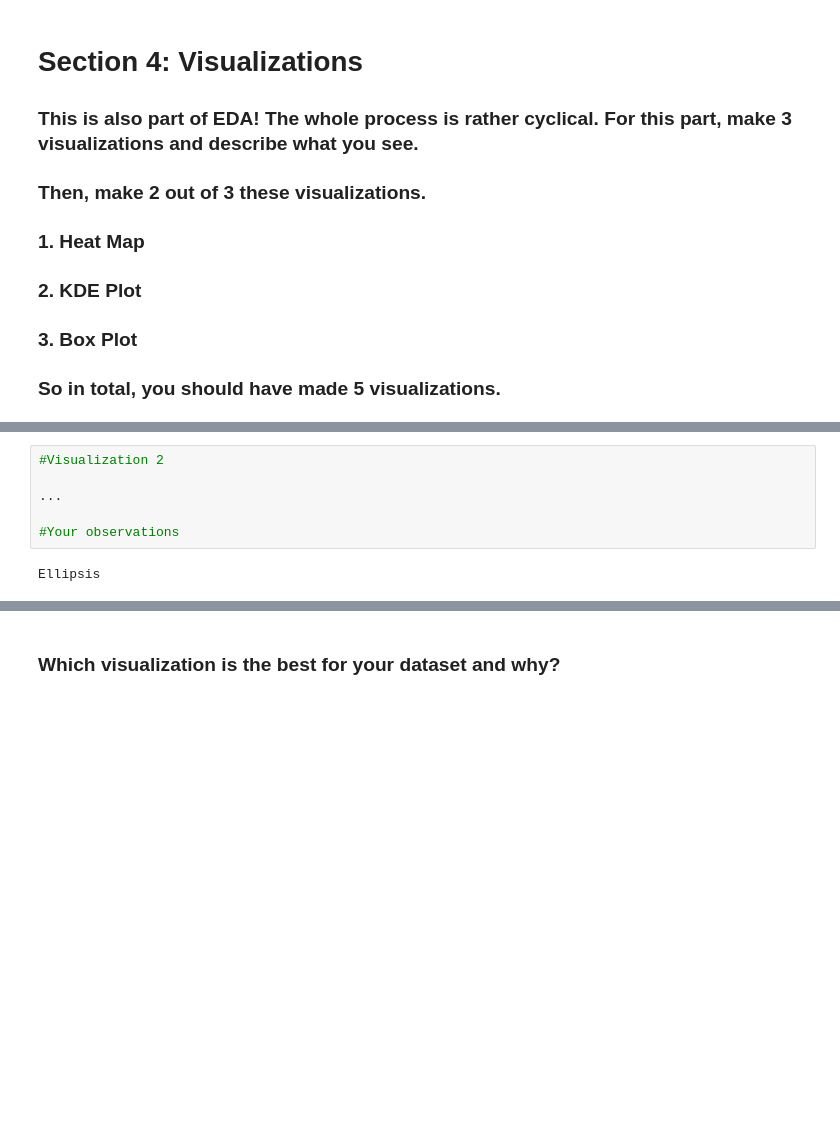
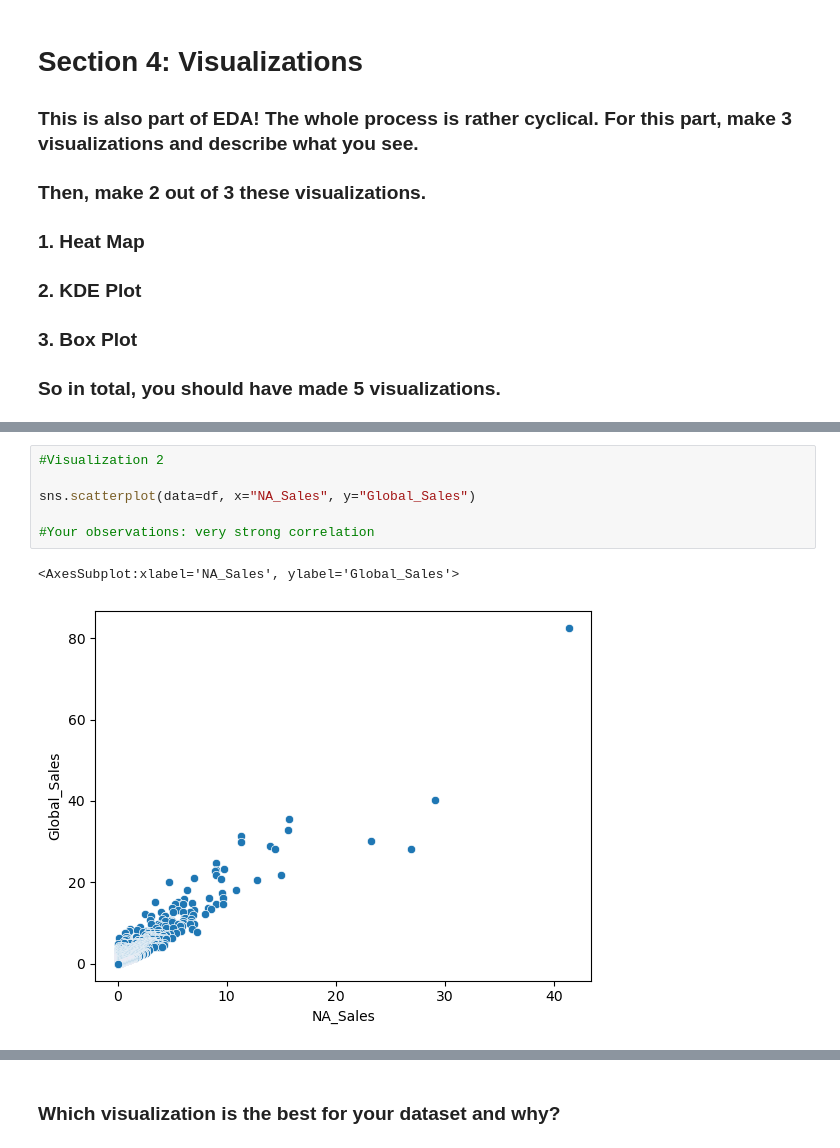
Before and after one commit to fionacch/dss-onboarding, a Jupyter notebook: Data Cleaning, EDA and Visualizations.ipynb, the cells around one changed output, grey strips where cells are left out. Drawn from its saved outputs; the diff is of its cells as text; blank space fills up the shorter version.

```diff
--- a/Data Cleaning, EDA and Visualizations.ipynb
+++ b/Data Cleaning, EDA and Visualizations.ipynb
@@ -242,11 +276,12 @@ Ellipsis
 # %%
 #Visualization 2
 
-...
+sns.scatterplot(data=df, x="NA_Sales", y="Global_Sales")
 
-#Your observations
+#Your observations: very strong correlation
 # %% [output]
-Ellipsis
+<AxesSubplot:xlabel='NA_Sales', ylabel='Global_Sales'>
+[figure, added]
 # %%
 #Visualization 3
 
```
Also changed, not shown: parts of 22 cells of this notebook.
